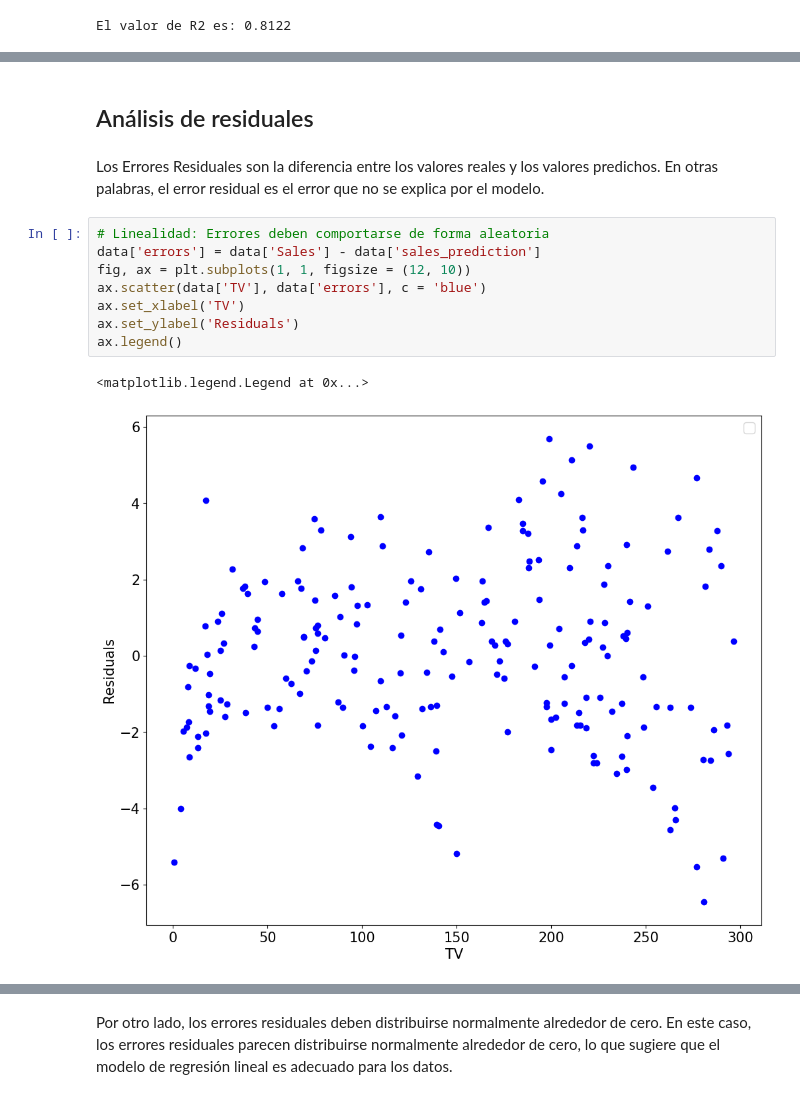
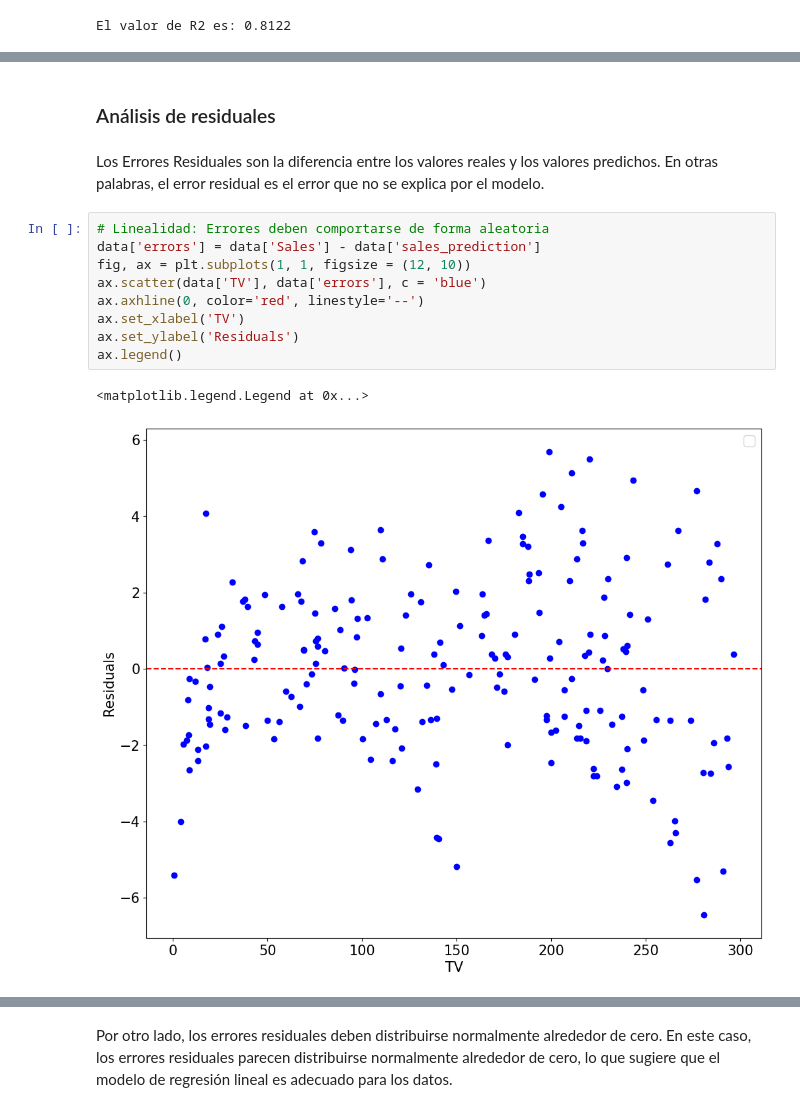
Before and after one commit to gabalvarezmc/AnalisisDatos_T2, a Jupyter notebook: 02-CalculoRegresion.ipynb, the cells around one changed output, grey strips where cells are left out. Cells and saved outputs as stored; diff of their text form.

```diff
--- a/02-CalculoRegresion.ipynb
+++ b/02-CalculoRegresion.ipynb
@@ -158,18 +186,19 @@ Por lo tanto, ambos coeficientes son significativamente diferentes de cero, lo q
 # %% [markdown]
-## Análisis de residuales
+### Análisis de residuales
 # %% [markdown]
 Los Errores Residuales son la diferencia entre los valores reales y los valores predichos. En otras palabras, el error residual es el error que no se explica por el modelo.
 # %%
 # Linealidad: Errores deben comportarse de forma aleatoria
 data['errors'] = data['Sales'] - data['sales_prediction']
 fig, ax = plt.subplots(1, 1, figsize = (12, 10))
 ax.scatter(data['TV'], data['errors'], c = 'blue')
+ax.axhline(0, color='red', linestyle='--')
 ax.set_xlabel('TV')
 ax.set_ylabel('Residuals')
 ax.legend()
 # %% [output]
 <matplotlib.legend.Legend at 0x...>
-[figure, old version]
+[figure, new version]
 # %% [markdown]
 En este caso, se grafican los datos de la variable dependiente (TV) contra los residuales del modelo de regresión lineal. Si los residuales no tienen un patrón claro, entonces el modelo de regresión lineal es adecuado para los datos.
 
```
Also changed, not shown: parts of 11 cells of this notebook, 1 other file.
